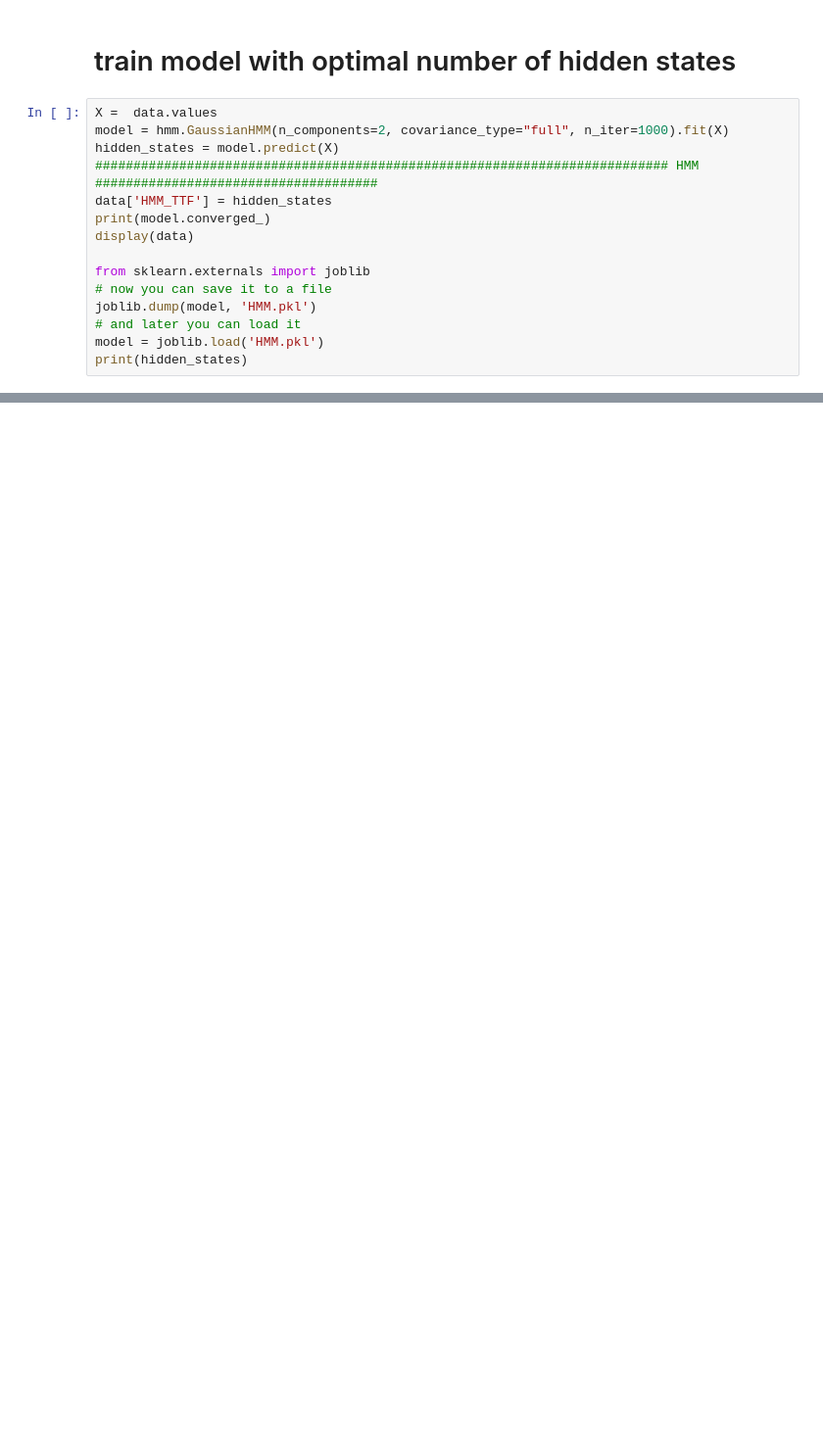
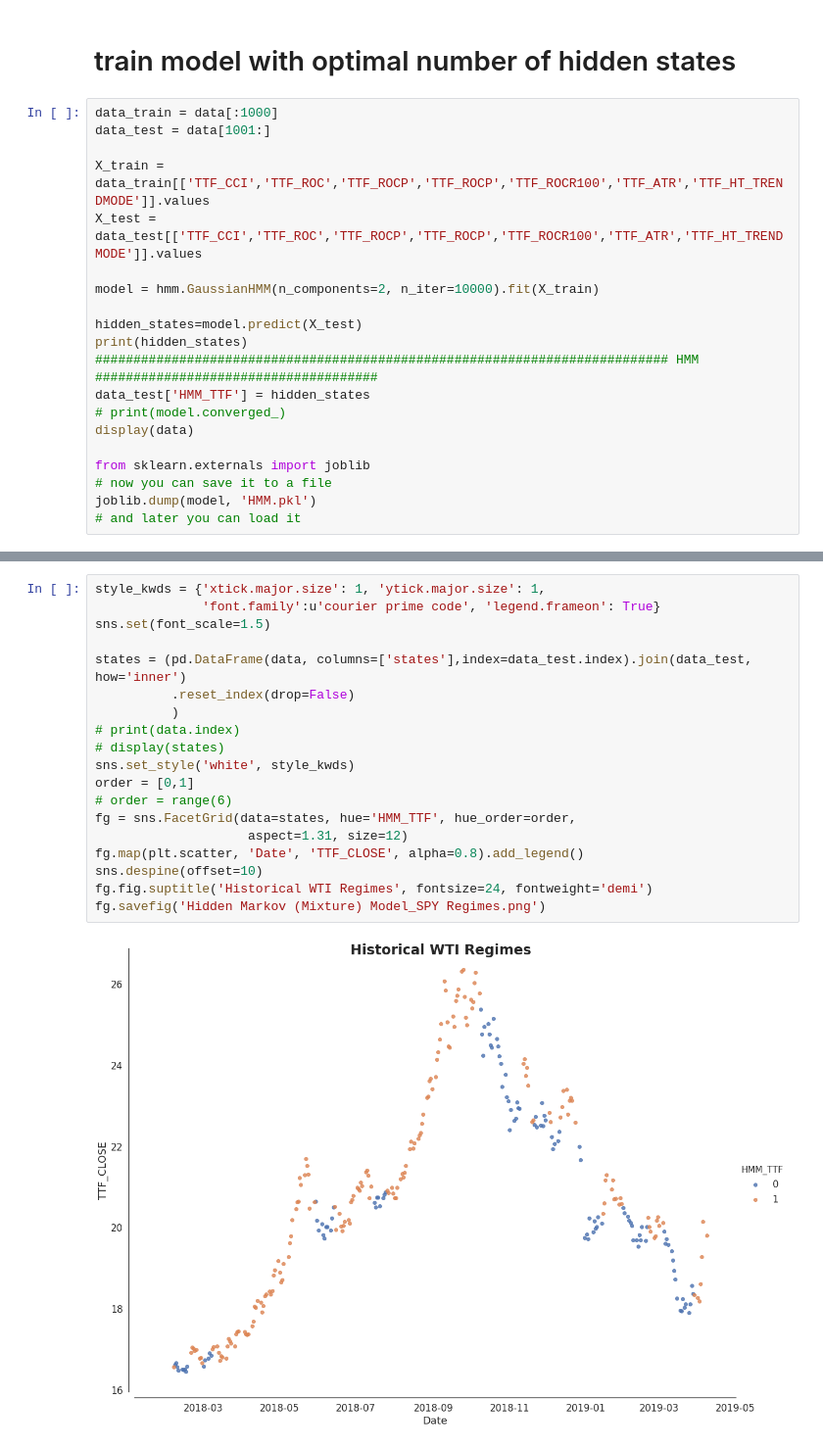
Before and after one commit to JeroenSweerts/TTF, a Jupyter notebook: HMM_Front Year.ipynb, the cells around one changed output, grey strips where cells are left out. Shown at 98% size. Saved outputs shown, nothing was run; the diff lists cells and outputs as text; blank space fills up the shorter version.

```diff
--- a/HMM_Front Year.ipynb
+++ b/HMM_Front Year.ipynb
@@ -71,17 +226,22 @@ display(data)
 # %% [markdown]
 # train model with optimal number of hidden states
 # %%
-X =  data.values
-model = hmm.GaussianHMM(n_components=2, covariance_type="full", n_iter=1000).fit(X)
-hidden_states = model.predict(X)
+data_train = data[:1000]
+data_test = data[1001:]
+
+X_train =  data_train[['TTF_CCI','TTF_ROC','TTF_ROCP','TTF_ROCP','TTF_ROCR100','TTF_ATR','TTF_HT_TRENDMODE']].values
+X_test =  data_test[['TTF_CCI','TTF_ROC','TTF_ROCP','TTF_ROCP','TTF_ROCR100','TTF_ATR','TTF_HT_TRENDMODE']].values
+
+model = hmm.GaussianHMM(n_components=2, n_iter=10000).fit(X_train)
+
+hidden_states=model.predict(X_test)
+print(hidden_states)
 ########################################################################### HMM #####################################
-data['HMM_TTF'] = hidden_states
-print(model.converged_)
+data_test['HMM_TTF'] = hidden_states
+# print(model.converged_)
 display(data)
 
 from sklearn.externals import joblib
 # now you can save it to a file
 joblib.dump(model, 'HMM.pkl')
 # and later you can load it
-model = joblib.load('HMM.pkl')
-print(hidden_states)
@@ -87,0 +283,21 @@ print(hidden_states)
+# %%
+style_kwds = {'xtick.major.size': 1, 'ytick.major.size': 1,
+              'font.family':u'courier prime code', 'legend.frameon': True}
+sns.set(font_scale=1.5)
+
+states = (pd.DataFrame(data, columns=['states'],index=data_test.index).join(data_test, how='inner')
+          .reset_index(drop=False)
+          )
+# print(data.index)
+# display(states)
+sns.set_style('white', style_kwds)
+order = [0,1]
+# order = range(6)
+fg = sns.FacetGrid(data=states, hue='HMM_TTF', hue_order=order,
+                    aspect=1.31, size=12)
+fg.map(plt.scatter, 'Date', 'TTF_CLOSE', alpha=0.8).add_legend()
+sns.despine(offset=10)
+fg.fig.suptitle('Historical WTI Regimes', fontsize=24, fontweight='demi')
+fg.savefig('Hidden Markov (Mixture) Model_SPY Regimes.png')
+# %% [output]
+[figure, added]
```
Also changed, not shown: parts of 9 cells of this notebook, 3 other files.
